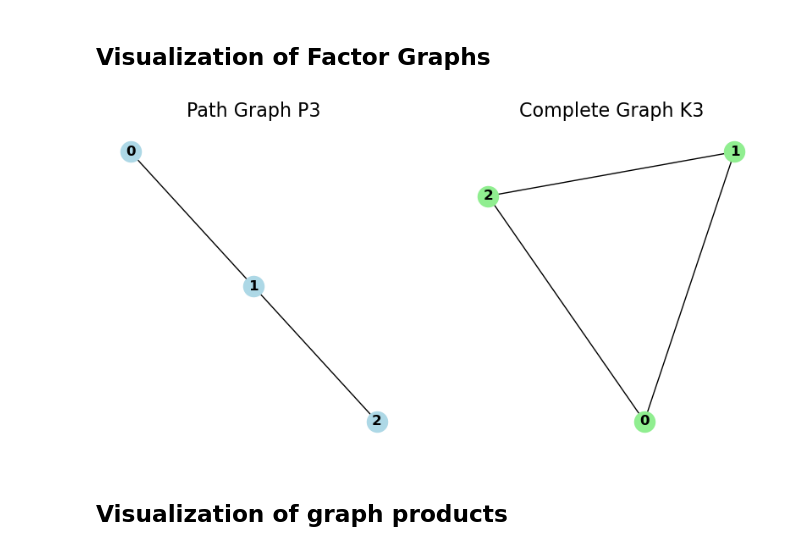
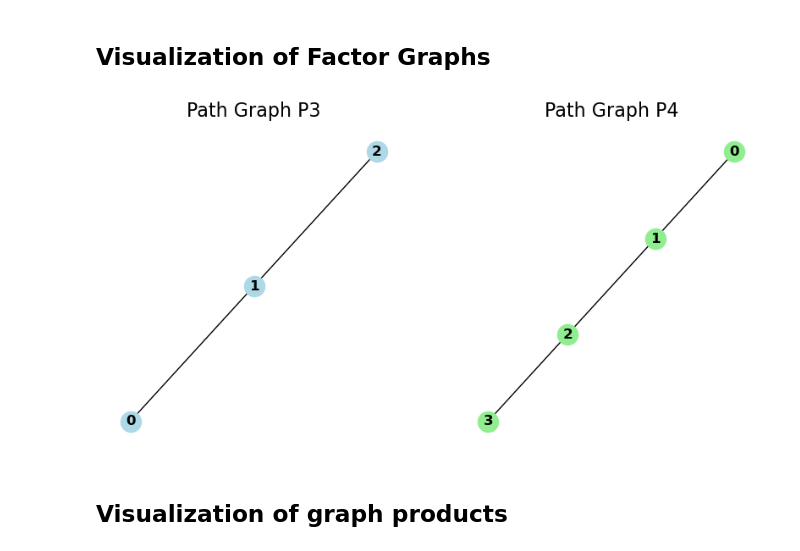
Before and after one commit to max-seeli/graph-gumbo, a Jupyter notebook: graph_visualizations.ipynb, the cells around one changed output. Cells and saved outputs as stored; diff of their text form; code cells hidden in the pictures.

```diff
--- a/graph_visualizations.ipynb
+++ b/graph_visualizations.ipynb
@@ -10,22 +11,22 @@ from visual import save_pdf
 # %% [markdown]
 ## Visualization of Factor Graphs
 # %%
-# Define the graphs P3 and K3
+# Define the graphs P3 and P4
 P3 = nx.path_graph(3)
-K3 = nx.complete_graph(3)
+P4 = nx.path_graph(4)
 
 fig, axes = plt.subplots(nrows=1, ncols=2, figsize=(10, 5))
 
 # Original Graphs
 nx.draw(P3, ax=axes[0], with_labels=True, node_color='lightblue', font_weight='bold')
 axes[0].set_title("Path Graph P3", fontsize=16)
-nx.draw(K3, ax=axes[1], with_labels=True, node_color='lightgreen', font_weight='bold')
-axes[1].set_title("Complete Graph K3", fontsize=16)
+nx.draw(P4, ax=axes[1], with_labels=True, node_color='lightgreen', font_weight='bold')
+axes[1].set_title("Path Graph P4", fontsize=16)
 plt.show()
 
 # Save the figure
 save_pdf(fig, 'graph_factor_examples')
 # %% [output]
-[figure, old version]
+[figure, new version]
 # %% [markdown]
 ## Visualization of graph products
```
Also changed, not shown: parts of 5 cells of this notebook, 17 other files.
